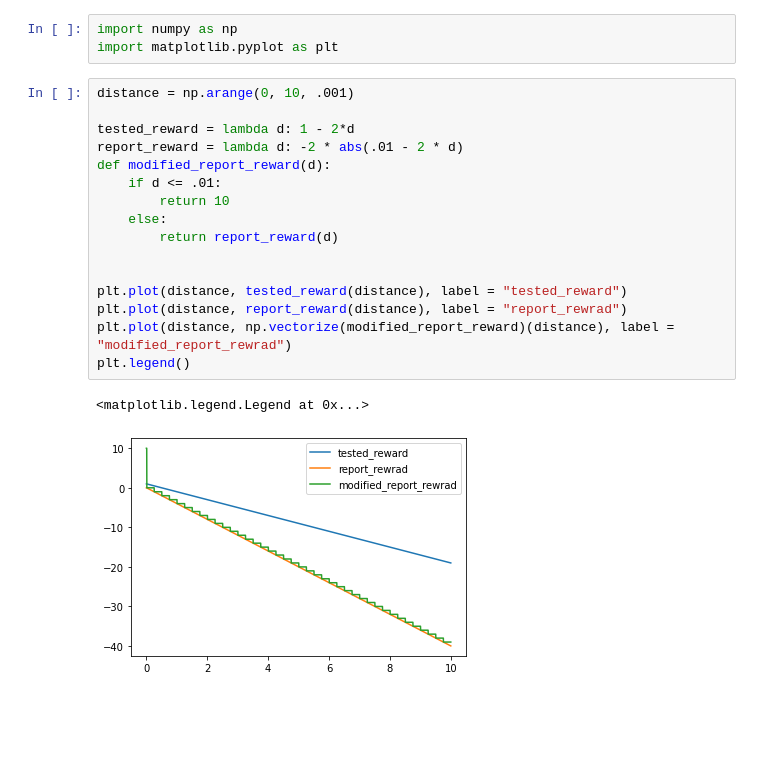
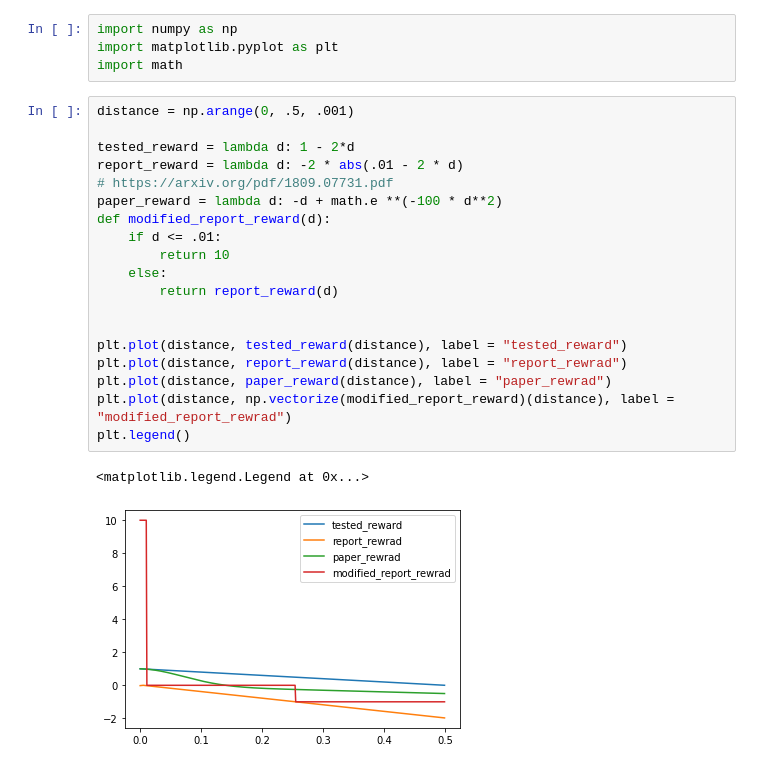
Before and after one commit to MythraV/gym_yumi, a Jupyter notebook: reward_test.ipynb, the cells around one changed output. Saved outputs shown, nothing was run; the diff lists cells and outputs as text; blank space fills up the shorter version.

```diff
--- a/reward_test.ipynb
+++ b/reward_test.ipynb
@@ -1,22 +1,26 @@
 # %%
 import numpy as np
 import matplotlib.pyplot as plt
+import math
 # %%
-distance = np.arange(0, 10, .001)
+distance = np.arange(0, .5, .001)
 
 tested_reward = lambda d: 1 - 2*d
 report_reward = lambda d: -2 * abs(.01 - 2 * d)
+# https://arxiv.org/pdf/1809.07731.pdf
+paper_reward = lambda d: -d + math.e **(-100 * d**2)
 def modified_report_reward(d):
     if d <= .01:
         return 10
     else:
         return report_reward(d)
 
 
 plt.plot(distance, tested_reward(distance), label = "tested_reward")
 plt.plot(distance, report_reward(distance), label = "report_rewrad")
+plt.plot(distance, paper_reward(distance), label = "paper_rewrad")
 plt.plot(distance, np.vectorize(modified_report_reward)(distance), label = "modified_report_rewrad")
 plt.legend()
 # %% [output]
 <matplotlib.legend.Legend at 0x...>
-[figure, old version]
+[figure, new version]
```
Also changed, not shown: 5 other files.
